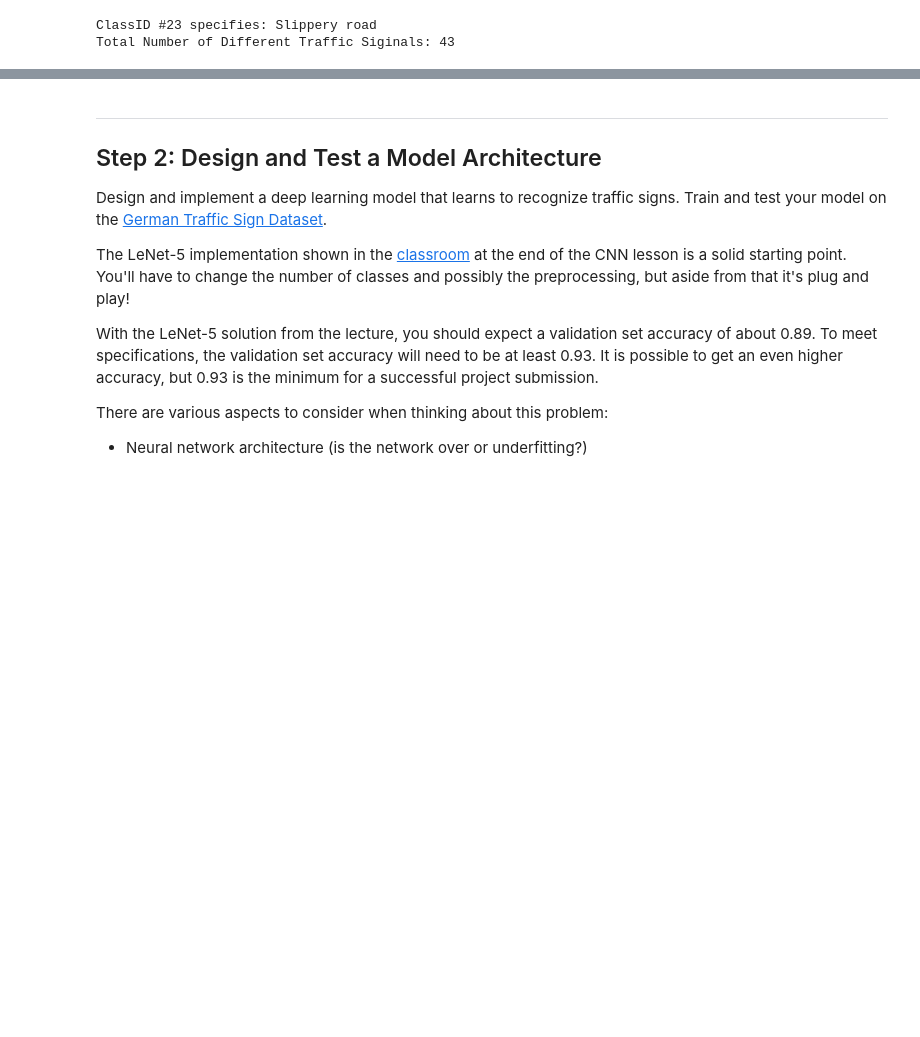
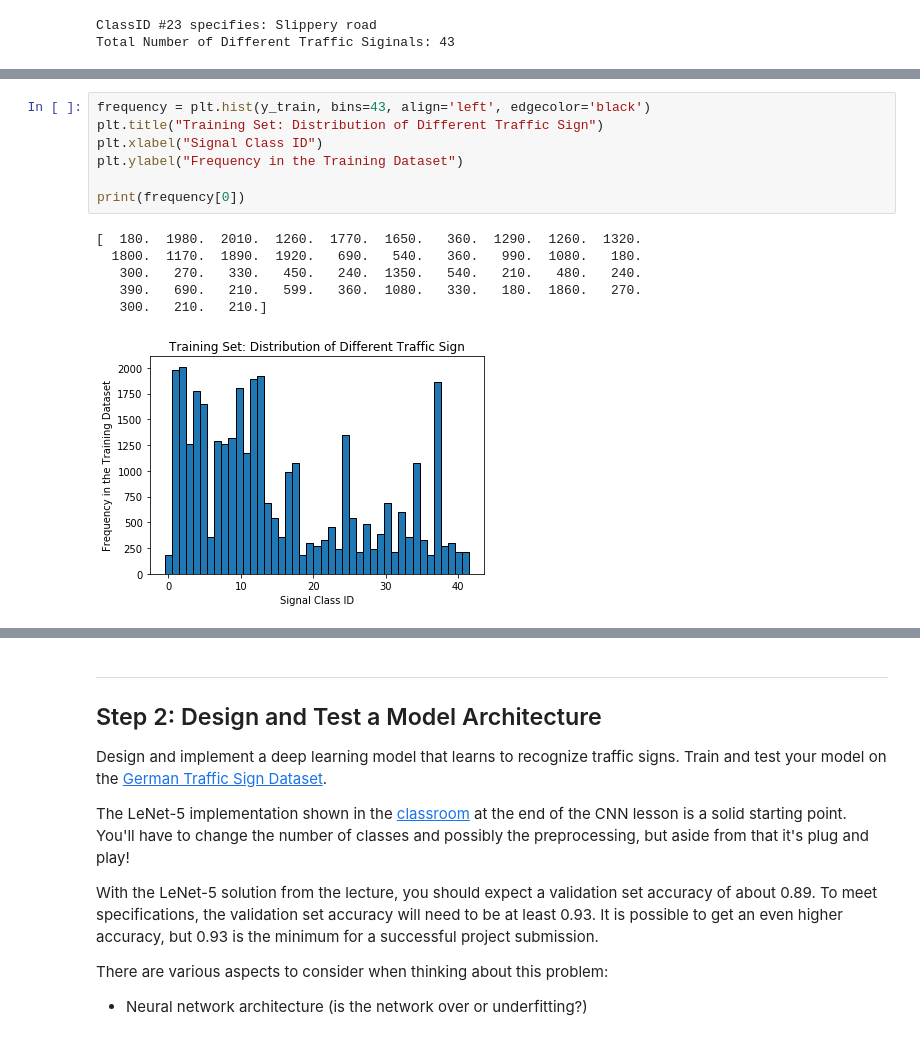
Before and after one commit to kushshukla24/P2_TrafficSignalClassifier, a Jupyter notebook: Traffic_Sign_Classifier.ipynb, the cells around one changed output, grey strips where cells are left out. Saved outputs shown, nothing was run; the diff lists cells and outputs as text; blank space fills up the shorter version.

Commit message:
Some Writeup and images

```diff
--- a/Traffic_Sign_Classifier.ipynb
+++ b/Traffic_Sign_Classifier.ipynb
@@ -124,0 +125,14 @@ Signal Means: Speed limit (50km/h)
+# %%
+frequency = plt.hist(y_train, bins=43, align='left', edgecolor='black')
+plt.title("Training Set: Distribution of Different Traffic Sign")
+plt.xlabel("Signal Class ID")
+plt.ylabel("Frequency in the Training Dataset")
+
+print(frequency[0])
+# %% [output]
+[  180.  1980.  2010.  1260.  1770.  1650.   360.  1290.  1260.  1320.
+  1800.  1170.  1890.  1920.   690.   540.   360.   990.  1080.   180.
+   300.   270.   330.   450.   240.  1350.   540.   210.   480.   240.
+   390.   690.   210.   599.   360.  1080.   330.   180.  1860.   270.
+   300.   210.   210.]
+[figure, added]
```
Also changed, not shown: parts of 9 cells of this notebook, 9 other files.
